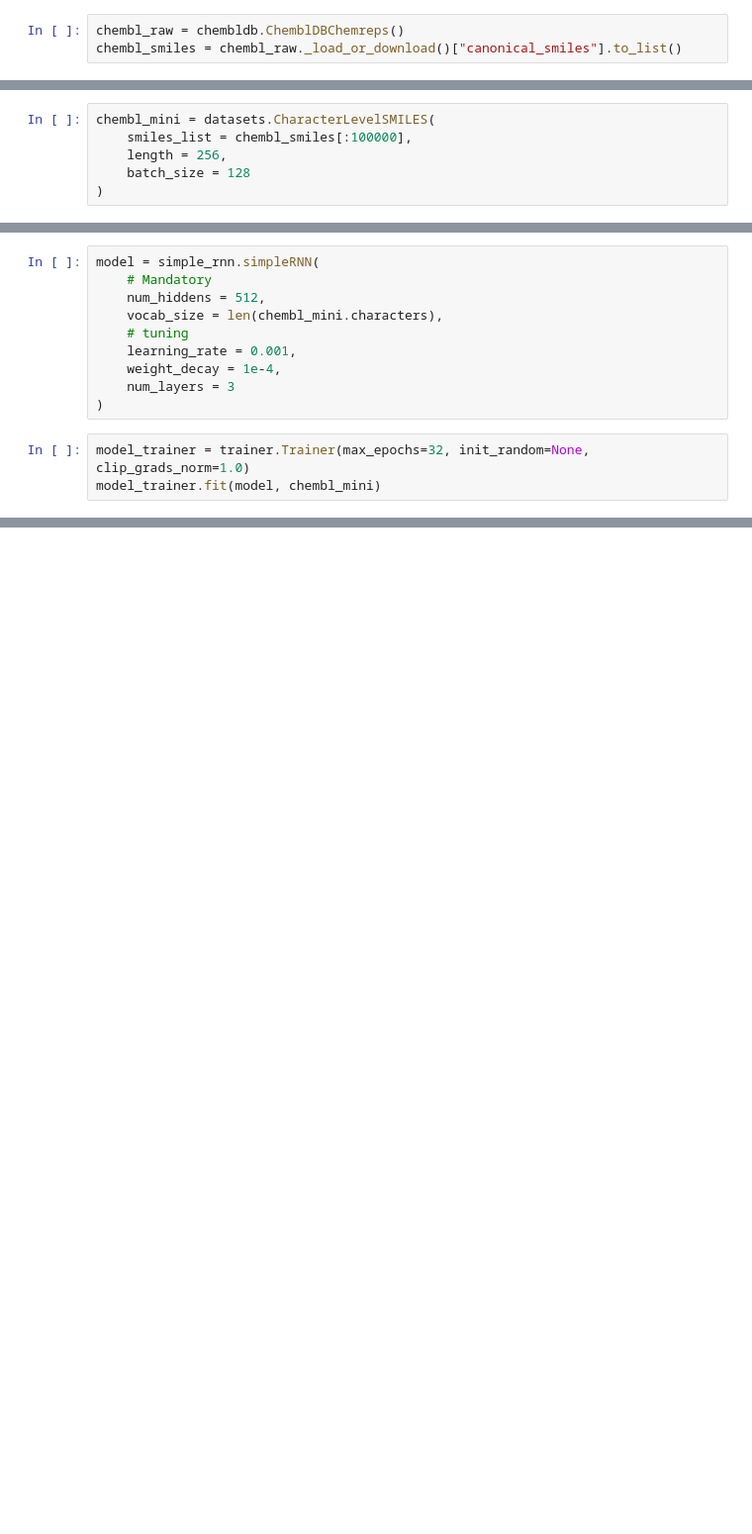
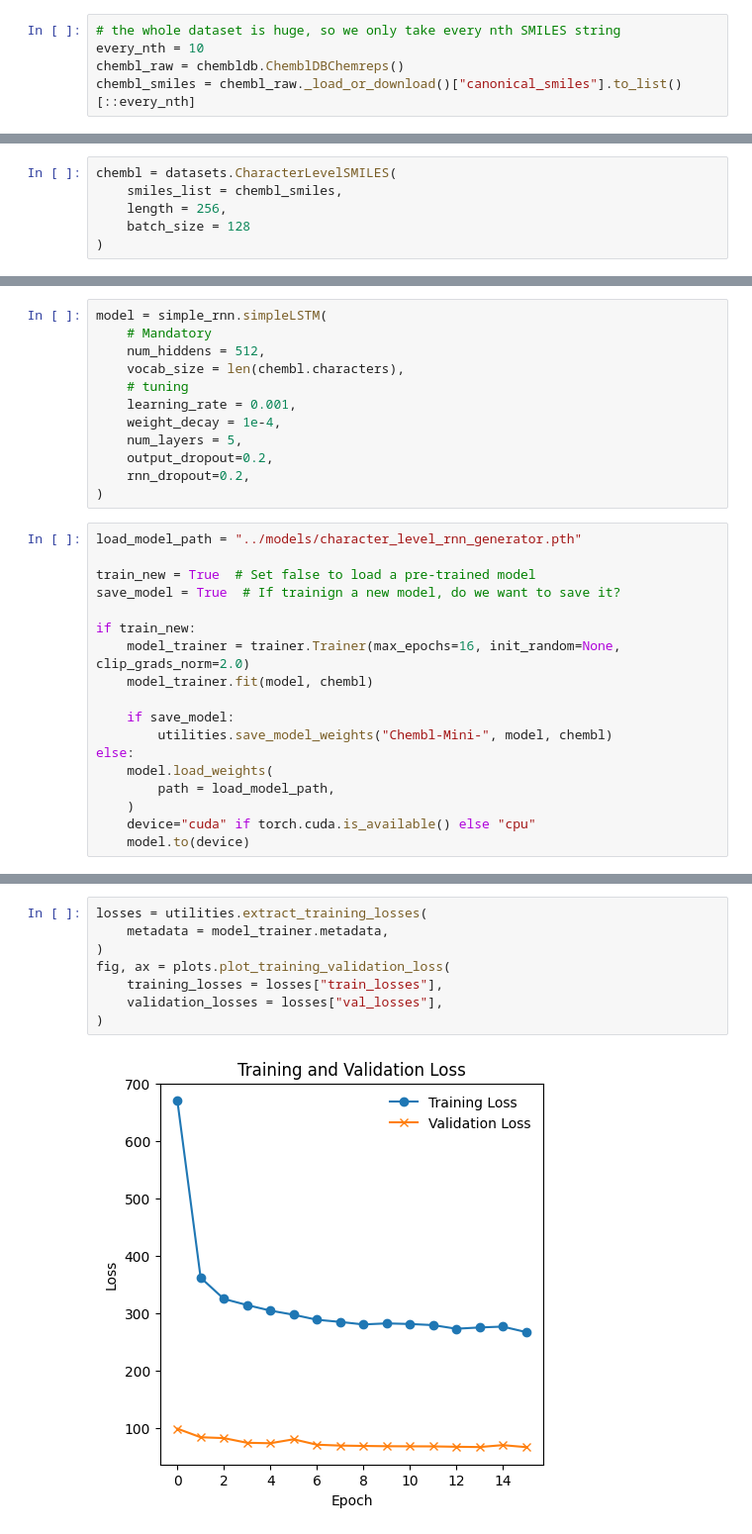
Before and after one commit to patrickwrowe/Language-Models-for-AI-Molecule-Generation, a Jupyter notebook: notebooks/character_level_rnn_generator.ipynb, the cells around one changed output, grey strips where cells are left out. Shown at 99% size. Drawn from its saved outputs; the diff is of its cells as text; blank space fills up the shorter version.

```diff
--- a/notebooks/character_level_rnn_generator.ipynb
+++ b/notebooks/character_level_rnn_generator.ipynb
@@ -55,4 +21,6 @@ def encode_string_to_indices(smiles_string: str, char_to_idx_mapping: dict[str,
 # %%
+# the whole dataset is huge, so we only take every nth SMILES string
+every_nth = 10
 chembl_raw = chembldb.ChemblDBChemreps()
-chembl_smiles = chembl_raw._load_or_download()["canonical_smiles"].to_list()
+chembl_smiles = chembl_raw._load_or_download()["canonical_smiles"].to_list()[::every_nth]
 # %%
@@ -71,6 +40,6 @@ chembl_smiles[:10]
 # %%
-chembl_mini = datasets.CharacterLevelSMILES(
-    smiles_list = chembl_smiles[:100000],
+chembl = datasets.CharacterLevelSMILES(
+    smiles_list = chembl_smiles,
     length = 256,
     batch_size = 128
 )
@@ -81,14 +48,31 @@ len(chembl_mini.all_smiles)
 # %%
-model = simple_rnn.simpleRNN(
+model = simple_rnn.simpleLSTM(
     # Mandatory
     num_hiddens = 512,
-    vocab_size = len(chembl_mini.characters),
+    vocab_size = len(chembl.characters),
     # tuning
     learning_rate = 0.001,
     weight_decay = 1e-4,
-    num_layers = 3
+    num_layers = 5,
+    output_dropout=0.2,
+    rnn_dropout=0.2,
 )
 # %%
-model_trainer = trainer.Trainer(max_epochs=32, init_random=None, clip_grads_norm=1.0)
-model_trainer.fit(model, chembl_mini)
+load_model_path = "../models/character_level_rnn_generator.pth"
+
+train_new = True  # Set false to load a pre-trained model
+save_model = True  # If trainign a new model, do we want to save it?
+
+if train_new:
+    model_trainer = trainer.Trainer(max_epochs=16, init_random=None, clip_grads_norm=2.0)
+    model_trainer.fit(model, chembl)
+
+    if save_model:
+        utilities.save_model_weights("Chembl-Mini-", model, chembl)
+else:
+    model.load_weights(
+        path = load_model_path,
+    )
+    device="cuda" if torch.cuda.is_available() else "cpu"
+    model.to(device)
 # %% [output]
@@ -154,0 +96,10 @@ def simple_generate(prefix, num_chars, model, char_to_idx_mapping, idx_to_char_m
+# %%
+losses = utilities.extract_training_losses(
+    metadata = model_trainer.metadata,
+)
+fig, ax = plots.plot_training_validation_loss(
+    training_losses = losses["train_losses"],
+    validation_losses = losses["val_losses"],
+)
+# %% [output]
+[figure, added]
```
Also changed, not shown: parts of 16 cells of this notebook, 8 other files.
